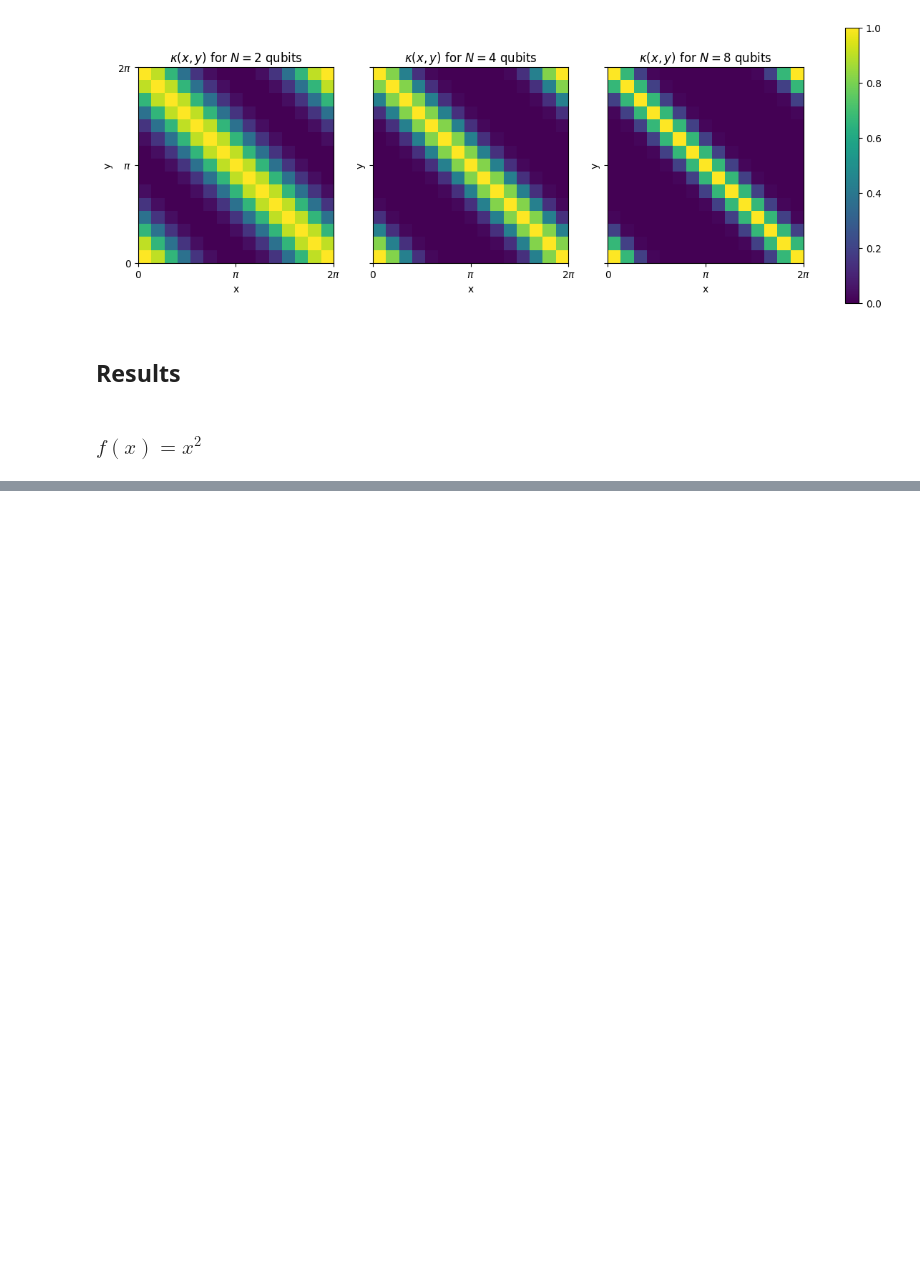
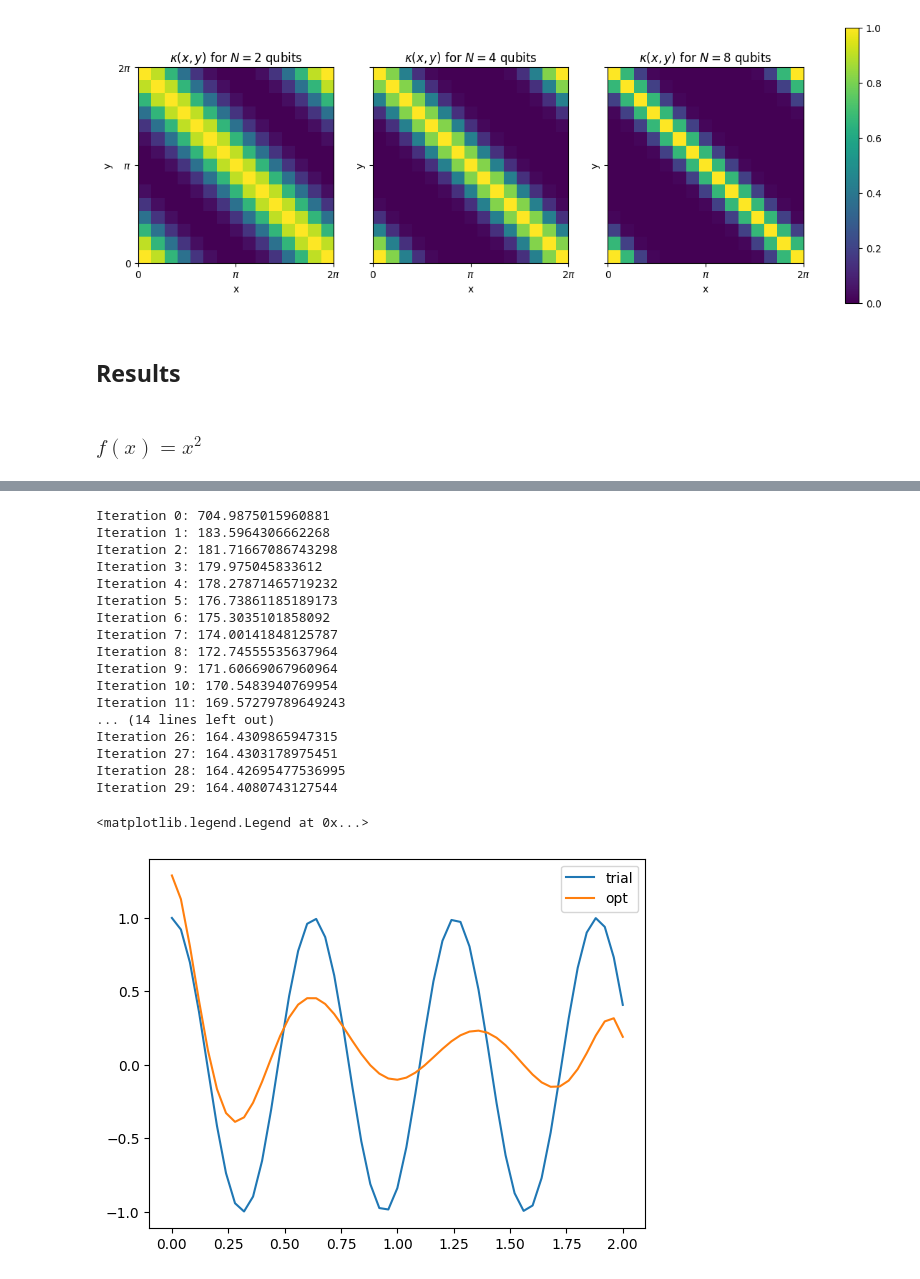
Before and after one commit to LeonardEyer/QKM, a Jupyter notebook: QKM.ipynb, the cells around one changed output, grey strips where cells are left out. Drawn from its saved outputs; the diff is of its cells as text; code cells hidden in the pictures; blank space fills up the shorter version.

```diff
--- a/QKM.ipynb
+++ b/QKM.ipynb
@@ -170,2 +241,37 @@ Iteration 3: 7.612311182149245e-10
 <matplotlib.legend.Legend at 0x...>
 [figure]
+# %%
+def DE(x, f, dfdx):
+    return dfdx+f+10*np.exp(-x)*np.sin(10*x)
+
+def f_sol(x, l, k):
+    return np.exp(-l*k*x) * np.cos(l*x)
+# %%
+x = np.linspace(0, 2, 51)
+y = f_sol(x, 10, 0)
+
+k = K_simple_RX(8)
+f = mmr_DE_newton(DE, np.array([x, x]), 0, 1, k)
+plt.plot(x, y, label="trial")
+plt.plot(x, np.array([f(x) for x in x]), label="opt")
+plt.legend()
+# %% [output]
+Iteration 0: 704.9875015960881
+Iteration 1: 183.5964306662268
+Iteration 2: 181.71667086743298
+Iteration 3: 179.975045833612
+Iteration 4: 178.27871465719232
+Iteration 5: 176.73861185189173
+Iteration 6: 175.3035101858092
+Iteration 7: 174.00141848125787
+Iteration 8: 172.74555535637964
+Iteration 9: 171.60669067960964
+Iteration 10: 170.5483940769954
+Iteration 11: 169.57279789649243
+... (14 lines left out)
+Iteration 26: 164.4309865947315
+Iteration 27: 164.4303178975451
+Iteration 28: 164.42695477536995
+Iteration 29: 164.4080743127544
+<matplotlib.legend.Legend at 0x...>
+[figure, added]
```
Also changed, not shown: parts of 3 cells of this notebook.
